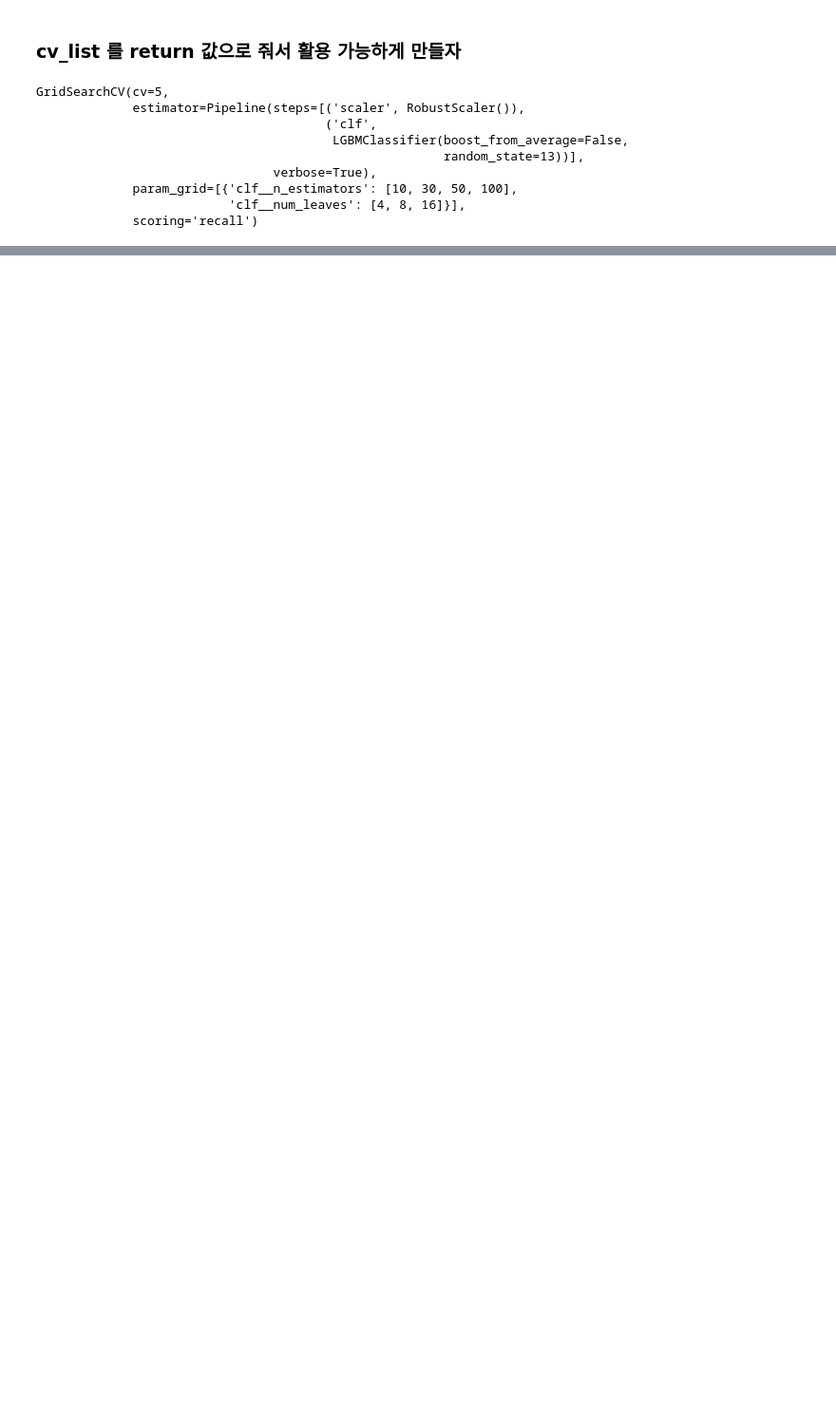
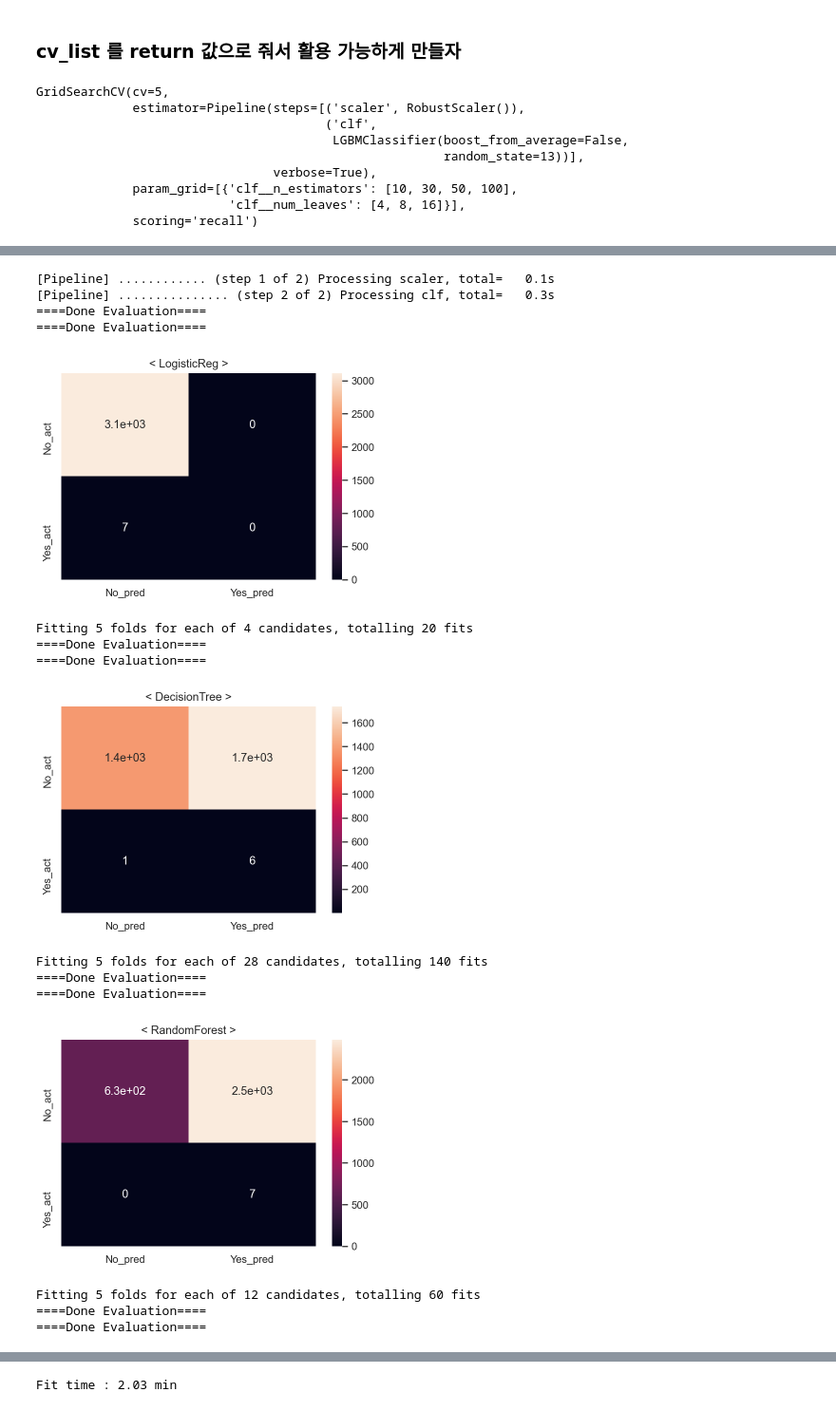
Before and after one commit to ryuseunghwan1/ML_project, a Jupyter notebook: ml/utils_test.ipynb, the cells around one changed output, grey strips where cells are left out. Shown: that part at 95% size. Saved outputs shown, nothing was run; the diff lists cells and outputs as text; code cells hidden in the pictures; blank space fills up the shorter version.

Commit message:
codes added: heatmap and result_df

```diff
--- a/ml/utils_test.ipynb
+++ b/ml/utils_test.ipynb
@@ -278,0 +283,3 @@ GridSearchCV(cv=5,
+# %%
+df = pd.read_csv("../../insurance_fraud_detect_data.csv")
+df.shape
@@ -278,0 +288,10 @@ GridSearchCV(cv=5,
+# %%
+# null 삭제
+socar_delete = df.drop(['accident_hour', 'repair_cost', 'insure_cost', 'accident_location', 'acc_type1', 'insurance_site_aid_YN', 'police_site_aid_YN', 'total_prsn_cnt'], axis=1)
+# 1hot
+cat_attribs = socar_delete.columns.drop(['fraud_YN', 'accident_ratio', 'repair_cnt', 'test_set'])
+socar_df = pd.get_dummies(socar_delete, columns=cat_attribs)
+# 데이터 분리
+X_train, X_test, y_train, y_test = ut.split_train_test(socar_df)
+# sampling to SMOTE (default)
+X_train_over, y_train_over = ut.fit_sampler(X_train, y_train, sampler='BorderlineSMOTE')
@@ -278,0 +305,21 @@ GridSearchCV(cv=5,
+# %%
+%%time
+cv_list, result_df = ut.fit_cv(X_train_over, y_train_over, X_test, y_test, scaler='RB',
+             scoring='recall', conf_m=False, view_scores=False, n_jobs=-1)
+# %% [output]
+[Pipeline] ............ (step 1 of 2) Processing scaler, total=   0.1s
+[Pipeline] ............... (step 2 of 2) Processing clf, total=   0.3s
+====Done Evaluation====
+====Done Evaluation====
+[figure, added]
+Fitting 5 folds for each of 4 candidates, totalling 20 fits
+====Done Evaluation====
+====Done Evaluation====
+[figure, added]
+Fitting 5 folds for each of 28 candidates, totalling 140 fits
+====Done Evaluation====
+====Done Evaluation====
+[figure, added]
+Fitting 5 folds for each of 12 candidates, totalling 60 fits
+====Done Evaluation====
+====Done Evaluation====
@@ -278,0 +331 @@ GridSearchCV(cv=5,
+Fit time : 2.03 min
```
Also changed, not shown: parts of 7 cells of this notebook.
